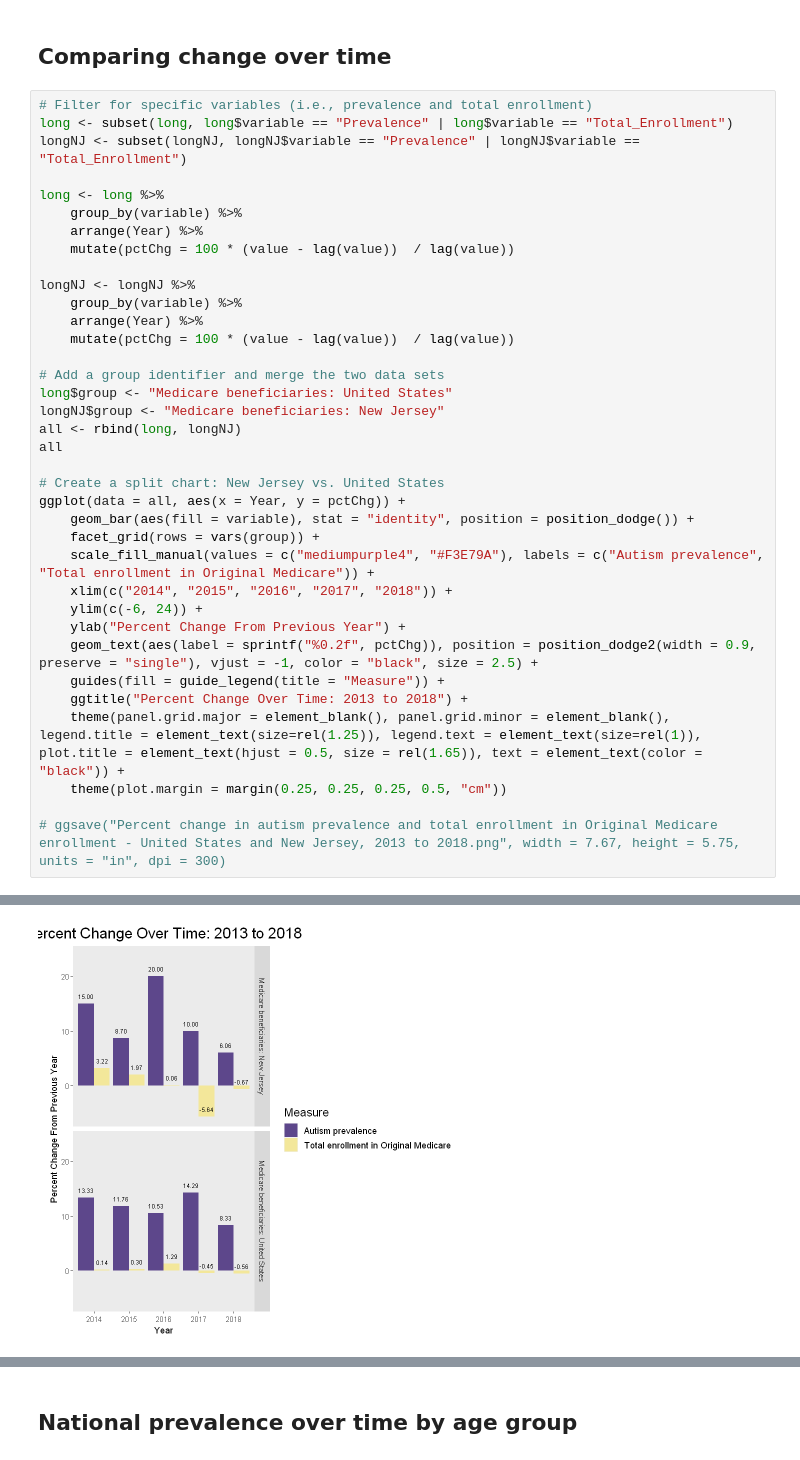
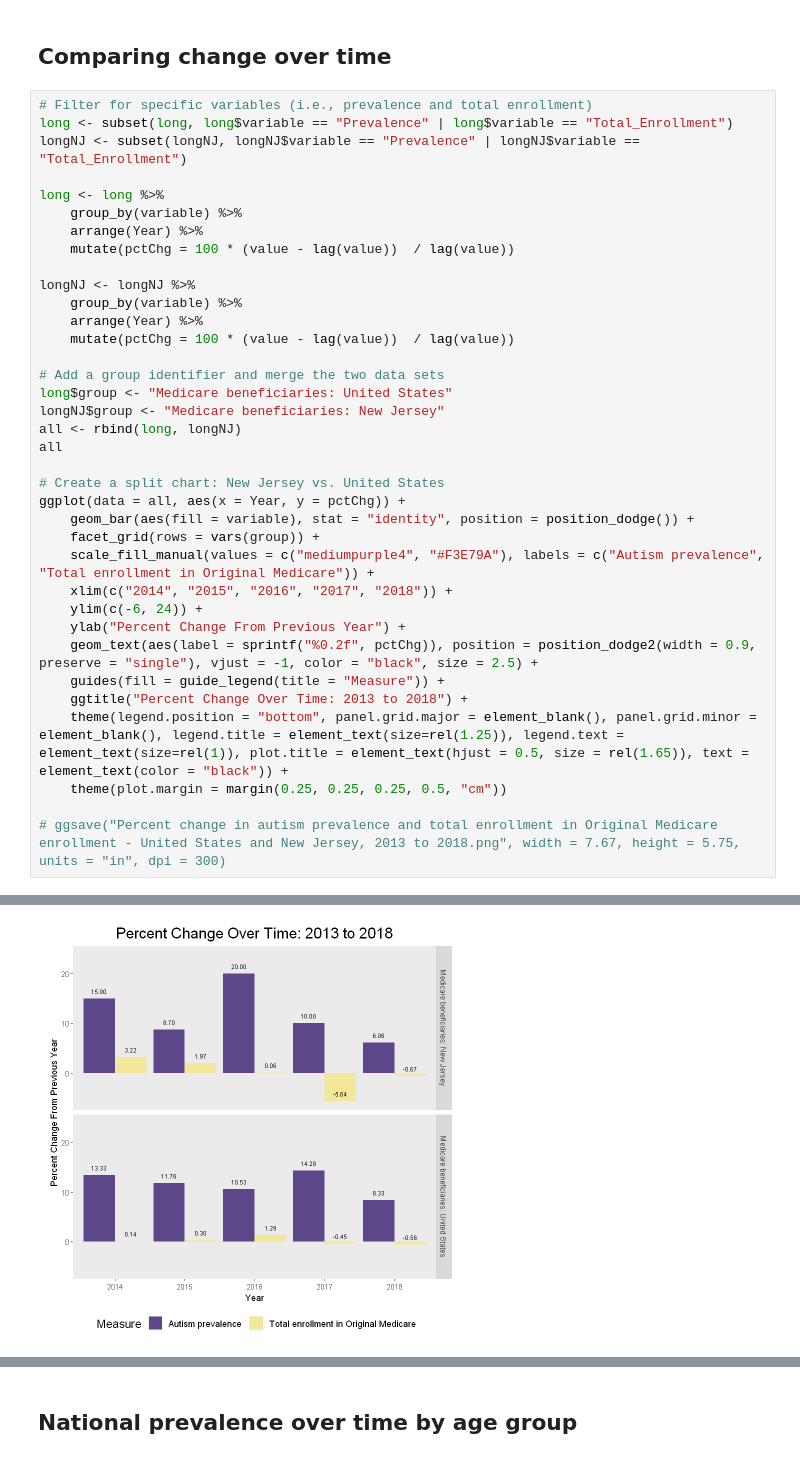
Before and after one commit to ethyoo/NJLEND, a Jupyter notebook: Enrollment.ipynb, the cells around one changed output, grey strips where cells are left out. Cells and saved outputs as stored; diff of their text form.

Commit message:
Make minor changes to graphics

```diff
--- a/Enrollment.ipynb
+++ b/Enrollment.ipynb
@@ -185,35 +185,35 @@ ggplot(data = all, aes(x = Year, y = pctChg)) +
     geom_text(aes(label = sprintf("%0.2f", pctChg)), position = position_dodge2(width = 0.9, preserve = "single"), vjust = -1, color = "black", size = 2.5) +
     guides(fill = guide_legend(title = "Measure")) +
     ggtitle("Percent Change Over Time: 2013 to 2018") +
-    theme(panel.grid.major = element_blank(), panel.grid.minor = element_blank(), legend.title = element_text(size=rel(1.25)), legend.text = element_text(size=rel(1)), plot.title = element_text(hjust = 0.5, size = rel(1.65)), text = element_text(color = "black")) +
+    theme(legend.position = "bottom", panel.grid.major = element_blank(), panel.grid.minor = element_blank(), legend.title = element_text(size=rel(1.25)), legend.text = element_text(size=rel(1)), plot.title = element_text(hjust = 0.5, size = rel(1.65)), text = element_text(color = "black")) +
     theme(plot.margin = margin(0.25, 0.25, 0.25, 0.5, "cm"))
 
 # ggsave("Percent change in autism prevalence and total enrollment in Original Medicare enrollment - United States and New Jersey, 2013 to 2018.png", width = 7.67, height = 5.75, units = "in", dpi = 300)
 # %% [output]
 A grouped_df: 24 × 5
 | Year | variable | value | pctChg | group |
 | <chr> | <chr> | <dbl> | <dbl> | <chr> |
 | 2013 | Prevalence | 0.0015 | NA | Medicare beneficiaries: United St... |
 | 2013 | Total_Enrollment | 32683237.0000 | NA | Medicare beneficiaries: United St... |
 | 2014 | Prevalence | 0.0017 | 13.33333333 | Medicare beneficiaries: United St... |
 | 2014 | Total_Enrollment | 32730481.0000 | 0.14455117 | Medicare beneficiaries: United St... |
 | 2015 | Prevalence | 0.0019 | 11.76470588 | Medicare beneficiaries: United St... |
 | 2015 | Total_Enrollment | 32829277.0000 | 0.30184708 | Medicare beneficiaries: United St... |
 | 2016 | Prevalence | 0.0021 | 10.52631579 | Medicare beneficiaries: United St... |
 | 2016 | Total_Enrollment | 33251934.0000 | 1.28743926 | Medicare beneficiaries: United St... |
 | 2017 | Prevalence | 0.0024 | 14.28571429 | Medicare beneficiaries: United St... |
 | 2017 | Total_Enrollment | 33103075.0000 | -0.44767020 | Medicare beneficiaries: United St... |
 | ... | ... | ... | ... | ... |
 | 2016 | Total_Enrollment | 1105091.0000 | 0.05559192 | Medicare beneficiaries: New Jersey |
 | 2017 | Prevalence | 0.0033 | 10.00000000 | Medicare beneficiaries: New Jersey |
 | 2017 | Total_Enrollment | 1042780.0000 | -5.63854017 | Medicare beneficiaries: New Jersey |
 | 2018 | Prevalence | 0.0035 | 6.06060606 | Medicare beneficiaries: New Jersey |
 | 2018 | Total_Enrollment | 1035766.0000 | -0.67262510 | Medicare beneficiaries: New Jersey |
 Warning message:
 "Removed 4 rows containing missing values (`geom_bar()`)."
 Warning message:
 "Removed 4 rows containing missing values (`geom_text()`)."
-[figure, old version]
+[figure, new version]
 # %%
 # Import autism prevalence estimates from CMS (Original Medicare population) and CDC (ADDM Network)
 data <- read_csv("./Data/Autism prevalence comparison - New Jersey versus national.csv")
```
Also changed, not shown: parts of 1 cell of this notebook, 1 other file.
